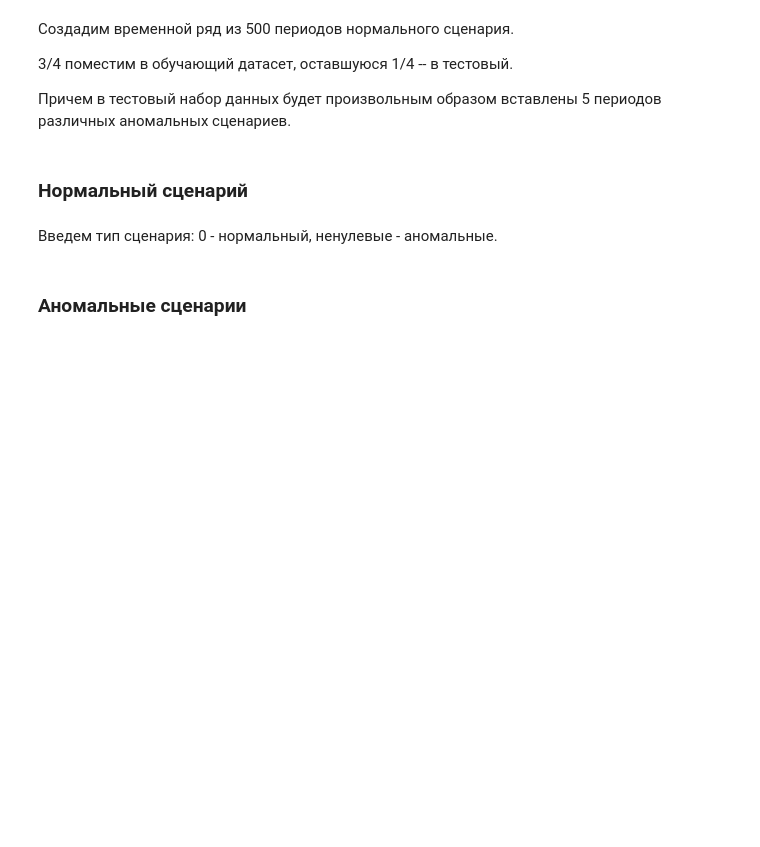
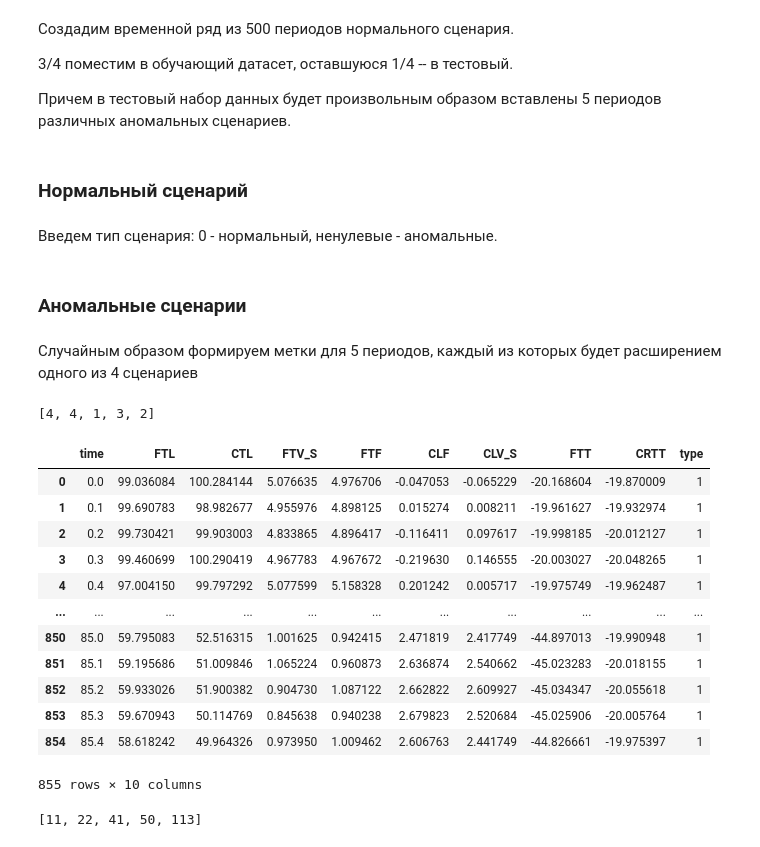
Before and after one commit to krzhld/detection_with_forecasting_anomaly_model, a Jupyter notebook: solution.ipynb, the cells around one changed output. Saved outputs shown, nothing was run; the diff lists cells and outputs as text; code cells hidden in the pictures; blank space fills up the shorter version.

Commit message:
prepair test dataset

```diff
--- a/solution.ipynb
+++ b/solution.ipynb
@@ -265,3 +265,5 @@ df_train.to_csv('augmented_data/training_dataset.csv', index = False)
 df_test_normal = pd.DataFrame({'time': x[375 * NUMBER_POINTS:500 * NUMBER_POINTS],'FTL': aug_FTL[375 * NUMBER_POINTS:500 * NUMBER_POINTS], 'CTL': aug_CTL[375 * NUMBER_POINTS:500 * NUMBER_POINTS], 'FTV_S': aug_FTV_S[375 * NUMBER_POINTS:500 * NUMBER_POINTS], 'FTF': aug_FTF[375 * NUMBER_POINTS:500 * NUMBER_POINTS], 'CLF': aug_CLF[375 * NUMBER_POINTS:500 * NUMBER_POINTS], 'CLV_S': aug_CLV_S[375 * NUMBER_POINTS:500 * NUMBER_POINTS],'FTT': aug_FTT[375 * NUMBER_POINTS:500 * NUMBER_POINTS], 'CRTT': aug_CRTT[375 * NUMBER_POINTS:500 * NUMBER_POINTS],'type': type[375 * NUMBER_POINTS:500 * NUMBER_POINTS]})
 # %% [markdown]
 ### Аномальные сценарии
+# %% [markdown]
+Случайным образом формируем метки для 5 периодов, каждый из которых будет расширением одного из 4 сценариев
@@ -267,0 +273,4 @@ df_test_normal = pd.DataFrame({'time': x[375 * NUMBER_POINTS:500 * NUMBER_POINTS
+# %%
+anom_type
+# %% [output]
+[4, 4, 1, 3, 2]
@@ -267,0 +302,57 @@ df_test_normal = pd.DataFrame({'time': x[375 * NUMBER_POINTS:500 * NUMBER_POINTS
+# %%
+for cur_type in anom_type:
+  match cur_type:
+    case 1:
+      cur_data = data_1
+    case 2:
+      cur_data = data_2
+    case 3:
+      cur_data = data_3
+    case 4:
+      cur_data = data_4
+
+  cur_anom_aug_FTL = augmenter.augment(np.array(cur_data['FTL']))
+  anom_aug_FTL = np.concatenate([anom_aug_FTL, cur_anom_aug_FTL])
+
+  cur_anom_aug_CTL = augmenter.augment(np.array(cur_data['CTL']))
+  anom_aug_CTL = np.concatenate([anom_aug_CTL, cur_anom_aug_CTL])
+
+  cur_anom_aug_FTV_S = augmenter.augment(np.array(cur_data['FTV_S']))
+  anom_aug_FTV_S = np.concatenate([anom_aug_FTV_S, cur_anom_aug_FTV_S])
+
+  cur_anom_aug_FTF = augmenter.augment(np.array(cur_data['FTF']))
+  anom_aug_FTF = np.concatenate([anom_aug_FTF, cur_anom_aug_FTF])
+
+  cur_anom_aug_CLF = augmenter.augment(np.array(cur_data['CLF']))
+  anom_aug_CLF = np.concatenate([anom_aug_CLF, cur_anom_aug_CLF])
+
+  cur_anom_aug_CLV_S = augmenter.augment(np.array(cur_data['CLV_S']))
+  anom_aug_CLV_S = np.concatenate([anom_aug_CLV_S, cur_anom_aug_CLV_S])
+
+  cur_anom_aug_FTT = augmenter.augment(np.array(cur_data['FTT']))
+  anom_aug_FTT = np.concatenate([anom_aug_FTT, cur_anom_aug_FTT])
+
+  cur_anom_aug_CRTT = augmenter.augment(np.array(cur_data['CRTT']))
+  anom_aug_CRTT = np.concatenate([anom_aug_CRTT, cur_anom_aug_CRTT])
+
+  anom_aug_type = np.concatenate([anom_aug_type, [cur_type for i in range(NUMBER_POINTS)]])
+
+x = np.arange(0, 5 * LENGTH_PERIOD, 0.1)
+
+df_test_notnormal = pd.DataFrame({'time': x[0:5 * NUMBER_POINTS],'FTL': anom_aug_FTL[0:5 * NUMBER_POINTS], 'CTL': anom_aug_CTL[0:5 * NUMBER_POINTS], 'FTV_S': anom_aug_FTV_S[0:5 * NUMBER_POINTS], 'FTF': anom_aug_FTF[0:5 * NUMBER_POINTS], 'CLF': anom_aug_CLF[0:5 * NUMBER_POINTS], 'CLV_S': anom_aug_CLV_S[0:10 * NUMBER_POINTS],'FTT': anom_aug_FTT[0:5 * NUMBER_POINTS], 'CRTT': anom_aug_CRTT[0:5 * NUMBER_POINTS],'type': np.full(5 * NUMBER_POINTS, 1)})
+# %%
+df_test_notnormal
+# %% [output]
+|  | time | FTL | CTL | FTV_S | FTF | CLF | CLV_S | FTT | CRTT | type |
+| 0 | 0.0 | 99.036084 | 100.284144 | 5.076635 | 4.976706 | -0.047053 | -0.065229 | -20.168604 | -19.870009 | 1 |
+| 1 | 0.1 | 99.690783 | 98.982677 | 4.955976 | 4.898125 | 0.015274 | 0.008211 | -19.961627 | -19.932974 | 1 |
+| 2 | 0.2 | 99.730421 | 99.903003 | 4.833865 | 4.896417 | -0.116411 | 0.097617 | -19.998185 | -20.012127 | 1 |
+| 3 | 0.3 | 99.460699 | 100.290419 | 4.967783 | 4.967672 | -0.219630 | 0.146555 | -20.003027 | -20.048265 | 1 |
+| 4 | 0.4 | 97.004150 | 99.797292 | 5.077599 | 5.158328 | 0.201242 | 0.005717 | -19.975749 | -19.962487 | 1 |
+| ... | ... | ... | ... | ... | ... | ... | ... | ... | ... | ... |
+| 850 | 85.0 | 59.795083 | 52.516315 | 1.001625 | 0.942415 | 2.471819 | 2.417749 | -44.897013 | -19.990948 | 1 |
+| 851 | 85.1 | 59.195686 | 51.009846 | 1.065224 | 0.960873 | 2.636874 | 2.540662 | -45.023283 | -20.018155 | 1 |
+| 852 | 85.2 | 59.933026 | 51.900382 | 0.904730 | 1.087122 | 2.662822 | 2.609927 | -45.034347 | -20.055618 | 1 |
+| 853 | 85.3 | 59.670943 | 50.114769 | 0.845638 | 0.940238 | 2.679823 | 2.520684 | -45.025906 | -20.005764 | 1 |
+| 854 | 85.4 | 58.618242 | 49.964326 | 0.973950 | 1.009462 | 2.606763 | 2.441749 | -44.826661 | -19.975397 | 1 |
+855 rows × 10 columns
@@ -267,0 +362,4 @@ df_test_normal = pd.DataFrame({'time': x[375 * NUMBER_POINTS:500 * NUMBER_POINTS
+# %%
+random_indexes
+# %% [output]
+[11, 22, 41, 50, 113]
```
Also changed, not shown: parts of 6 cells of this notebook.
